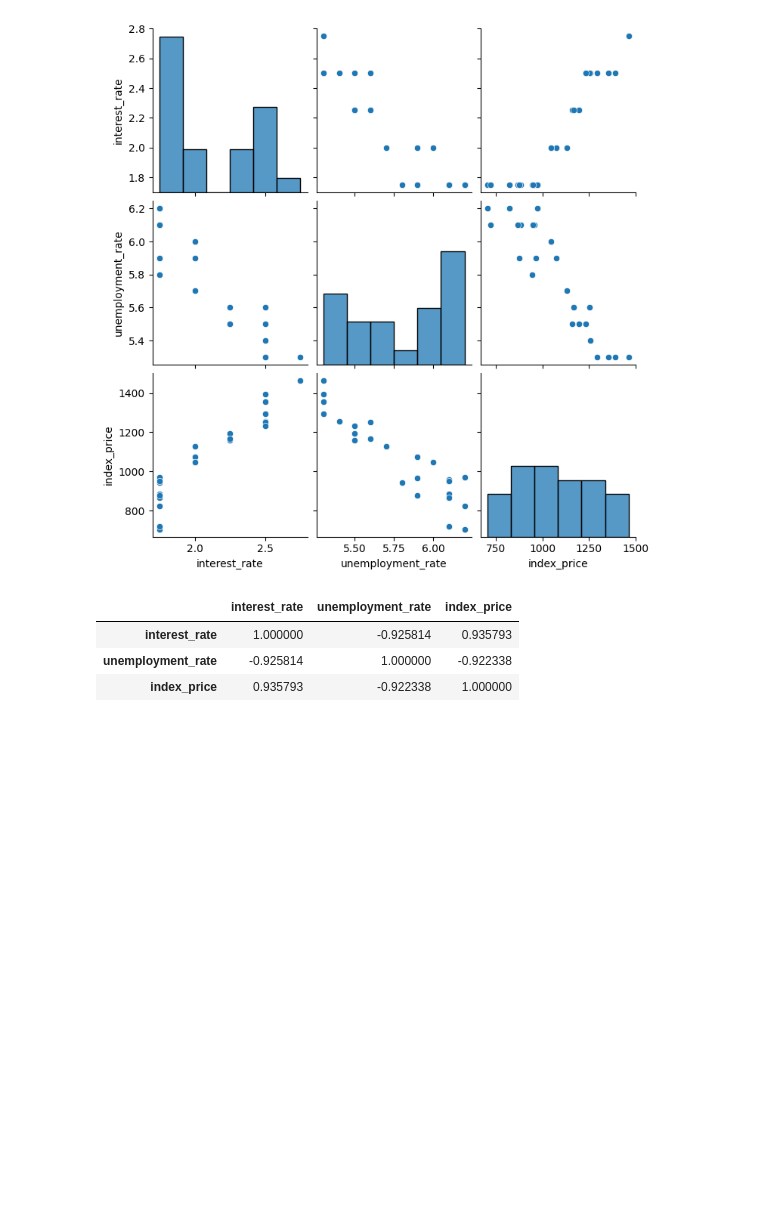
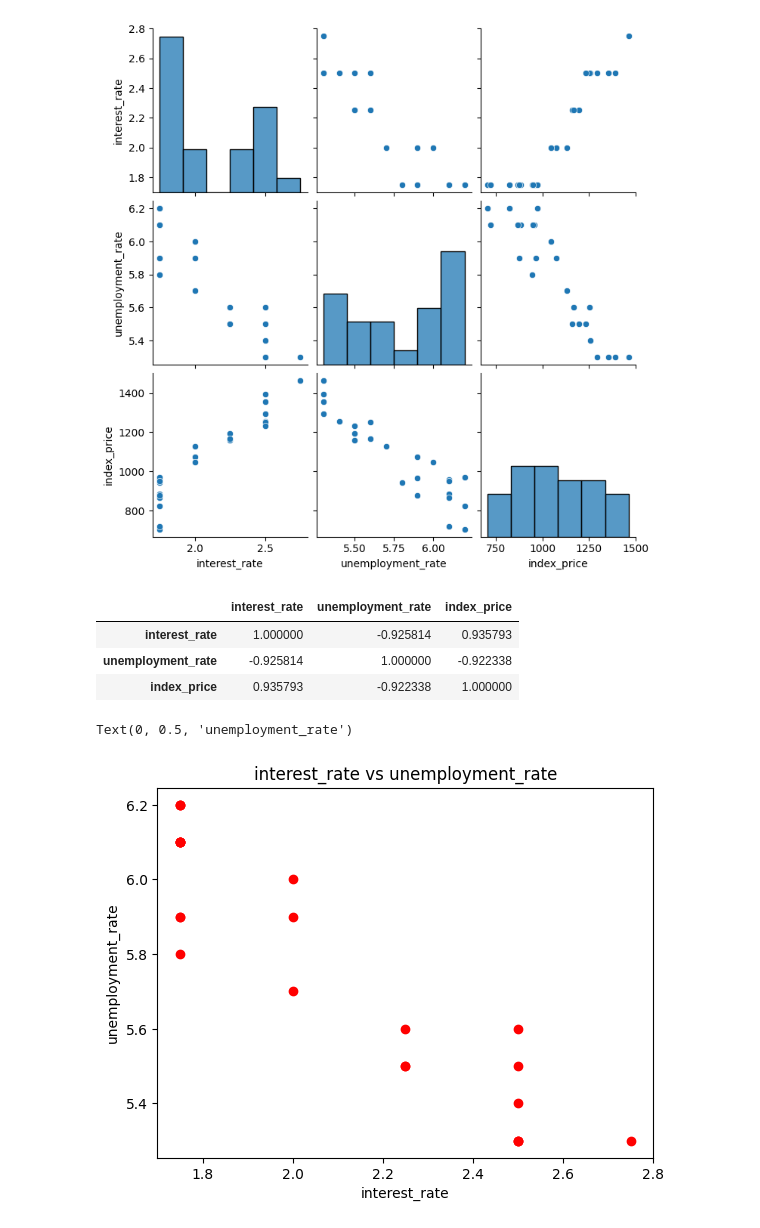
Before and after one commit to 2022BCD0052/Machine-Learning, a Jupyter notebook: Linear Regression Practical/multipleLinearregression.ipynb, the cells around one changed output. Drawn from its saved outputs; the diff is of its cells as text; code cells hidden in the pictures; blank space fills up the shorter version.

```diff
--- a/Linear Regression Practical/multipleLinearregression.ipynb
+++ b/Linear Regression Practical/multipleLinearregression.ipynb
@@ -45,3 +45,12 @@ df_index.corr()
 | interest_rate | 1.000000 | -0.925814 | 0.935793 |
 | unemployment_rate | -0.925814 | 1.000000 | -0.922338 |
 | index_price | 0.935793 | -0.922338 | 1.000000 |
+# %%
+# visualize the dataset
+plt.scatter(df_index['interest_rate'],df_index['unemployment_rate'],color='red')
+plt.title('interest_rate vs unemployment_rate')
+plt.xlabel('interest_rate')
+plt.ylabel('unemployment_rate')
+# %% [output]
+Text(0, 0.5, 'unemployment_rate')
+[figure, added]
```
Also changed, not shown: parts of 12 cells of this notebook.
